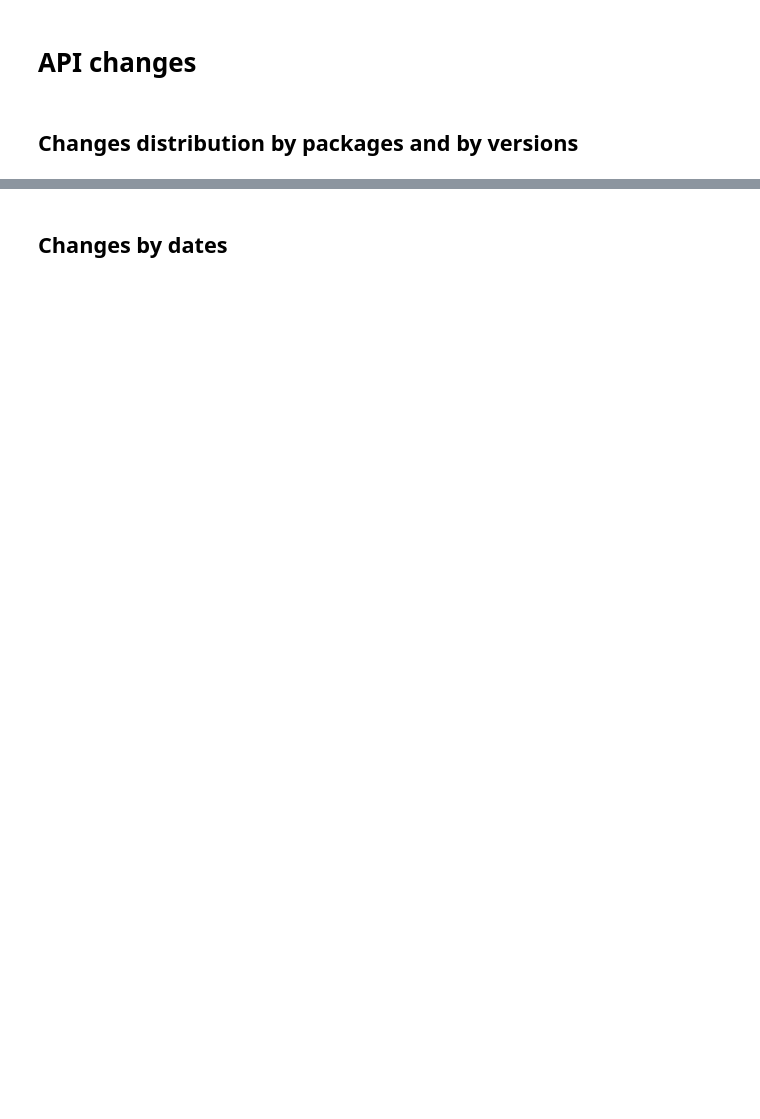
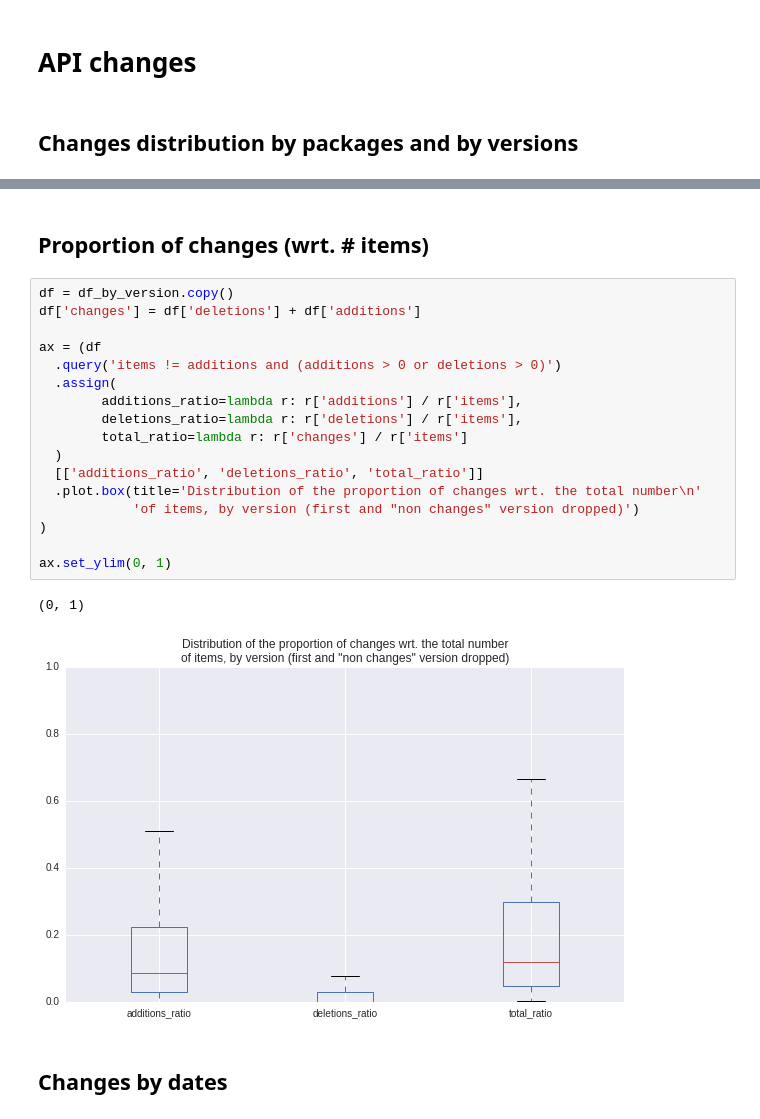
Before and after one commit to maelick/ecos-analysis, a Jupyter notebook: WEA2016/notebook/API stability.ipynb, the cells around one changed output, grey strips where cells are left out. Cells and saved outputs as stored; diff of their text form; blank space fills up the shorter version.

```diff
--- a/WEA2016/notebook/API stability.ipynb
+++ b/WEA2016/notebook/API stability.ipynb
@@ -124,3 +130,25 @@ ax.set_ylim(0, 10)
+# %% [markdown]
+## Proportion of changes (wrt. # items)
+# %%
+df = df_by_version.copy()
+df['changes'] = df['deletions'] + df['additions']
+
+ax = (df
+  .query('items != additions and (additions > 0 or deletions > 0)')
+  .assign(
+        additions_ratio=lambda r: r['additions'] / r['items'],
+        deletions_ratio=lambda r: r['deletions'] / r['items'],
+        total_ratio=lambda r: r['changes'] / r['items']
+  )
+  [['additions_ratio', 'deletions_ratio', 'total_ratio']]
+  .plot.box(title='Distribution of the proportion of changes wrt. the total number\n'
+            'of items, by version (first and "non changes" version dropped)')
+)
+
+ax.set_ylim(0, 1)
+# %% [output]
+(0, 1)
+[figure, added]
 # %% [markdown]
 ##  Changes by dates
 # %%
```
Also changed, not shown: parts of 4 cells of this notebook.
